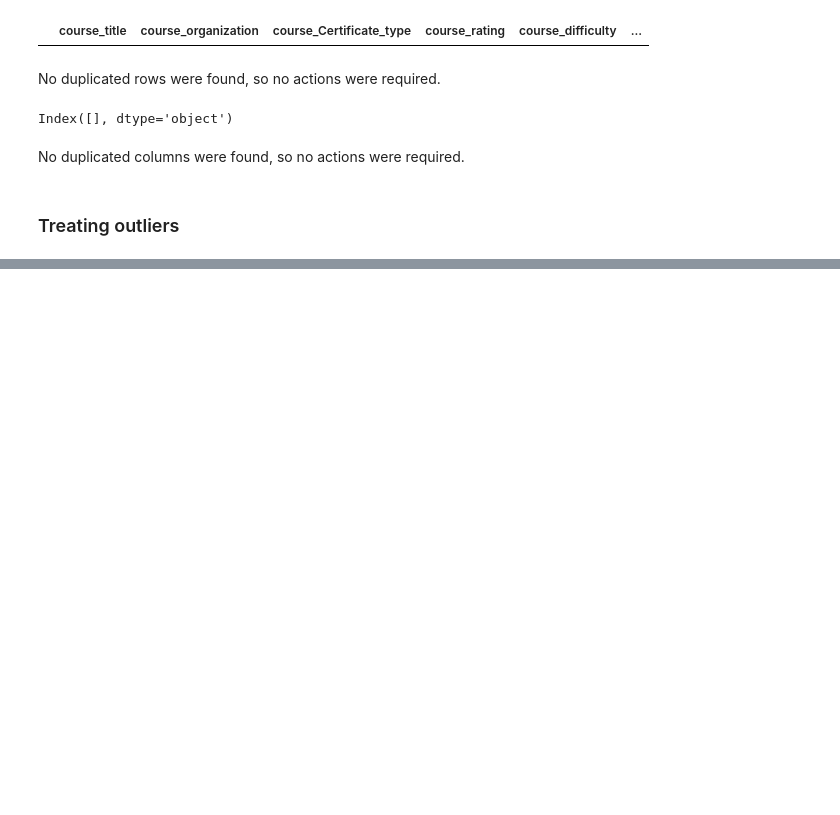
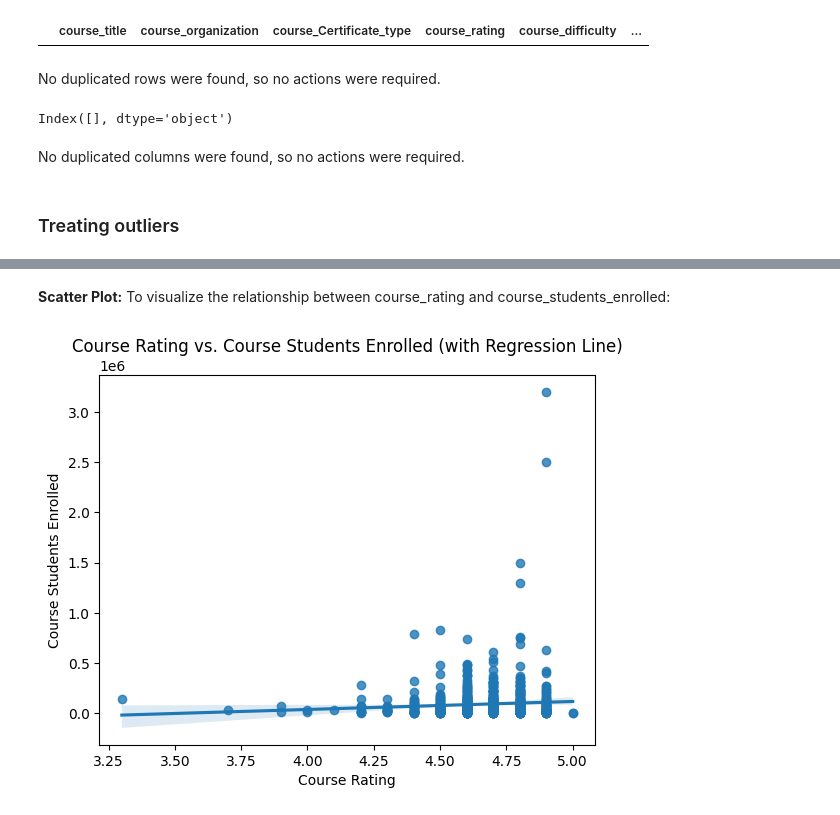
Before and after one commit to tomasp62452/1_model_4_sprint, a Jupyter notebook: visualization.ipynb, the cells around one changed output, grey strips where cells are left out. Saved outputs shown, nothing was run; the diff lists cells and outputs as text; code cells hidden in the pictures; blank space fills up the shorter version.

```diff
--- a/visualization.ipynb
+++ b/visualization.ipynb
@@ -186,0 +232,9 @@ operable program or batch file.
+# %% [markdown]
+**Scatter Plot:** To visualize the relationship between course_rating and course_students_enrolled:
+# %%
+sns.regplot(x="course_rating", y="course_students_enrolled", data=df)
+plt.xlabel("Course Rating")
+plt.ylabel("Course Students Enrolled")
+plt.title("Course Rating vs. Course Students Enrolled (with Regression Line)");
+# %% [output]
+[figure, added]
```
Also changed, not shown: parts of 41 cells of this notebook, 3 other files.
